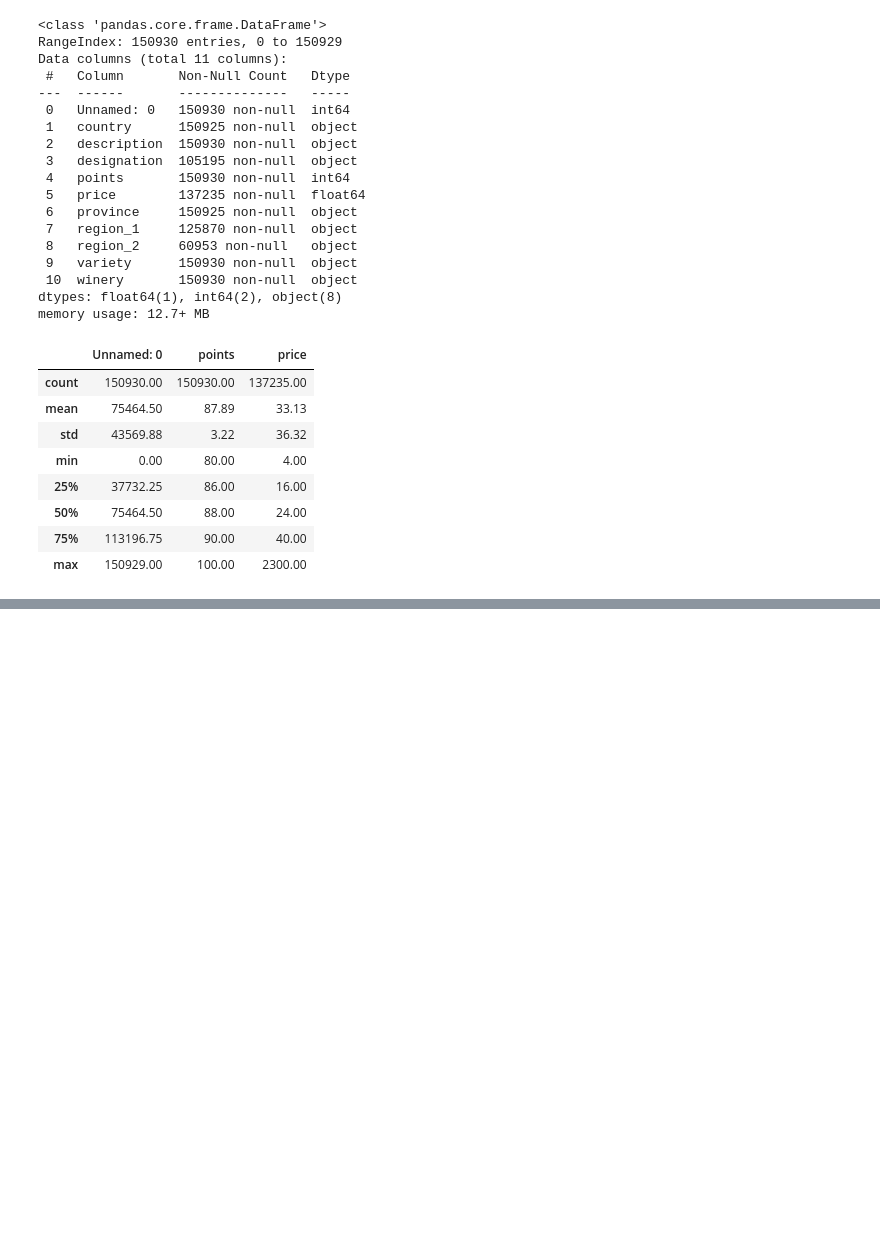
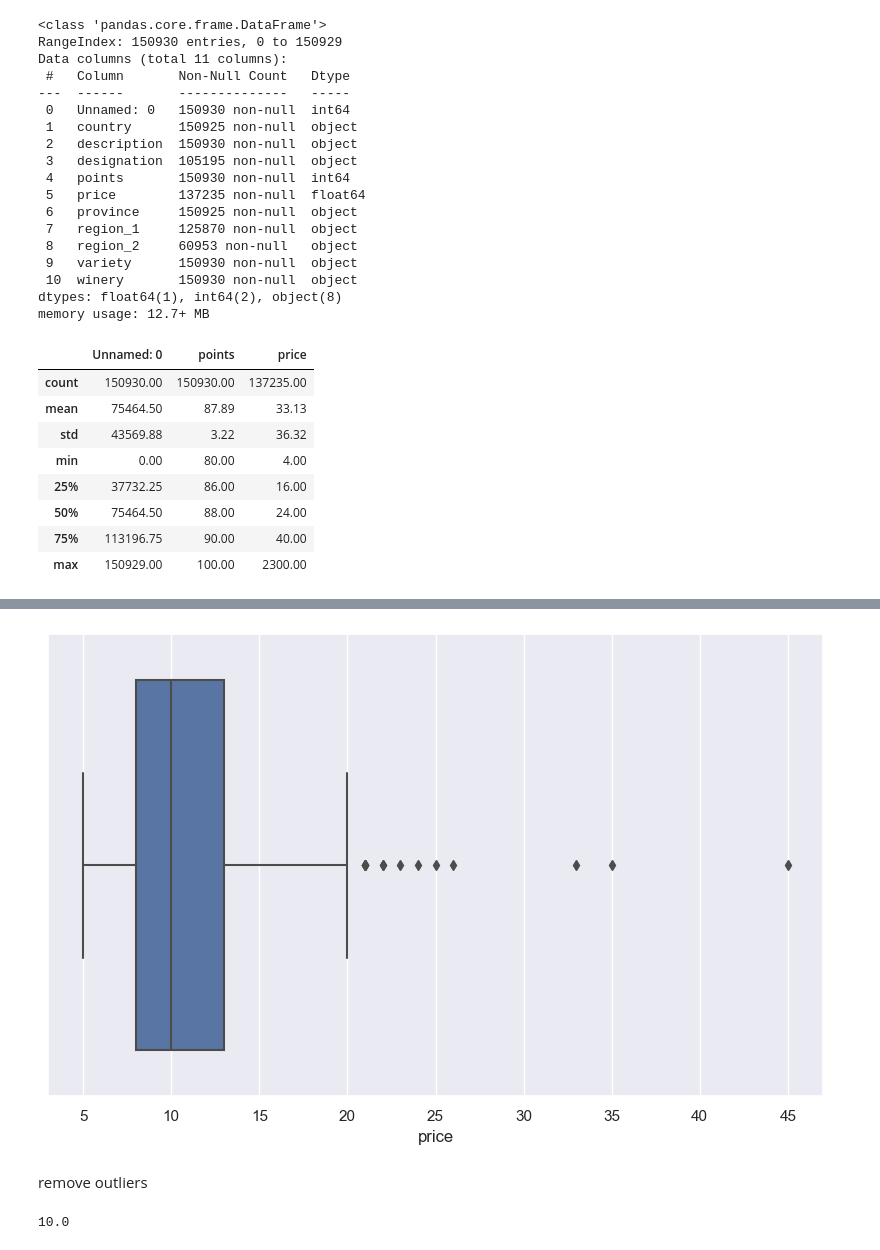
Before and after one commit to satomi26/Project-2, a Jupyter notebook: sprint5_wine_sale_data.ipynb, the cells around one changed output, grey strips where cells are left out. Drawn from its saved outputs; the diff is of its cells as text; code cells hidden in the pictures; blank space fills up the shorter version.

```diff
--- a/sprint5_wine_sale_data.ipynb
+++ b/sprint5_wine_sale_data.ipynb
@@ -49,0 +162,14 @@ df.describe().round(2)
+# %%
+plt.figure(figsize=(10,6))
+plt.subplot()
+sns.boxplot(x='price', data=df_v)
+plt.show()
+# %% [output]
+[figure, added]
+# %% [markdown]
+remove outliers
+# %%
+q_50 = df_v.price.quantile(0.5)
+q_50
+# %% [output]
+10.0
```
Also changed, not shown: parts of 15 cells of this notebook.
